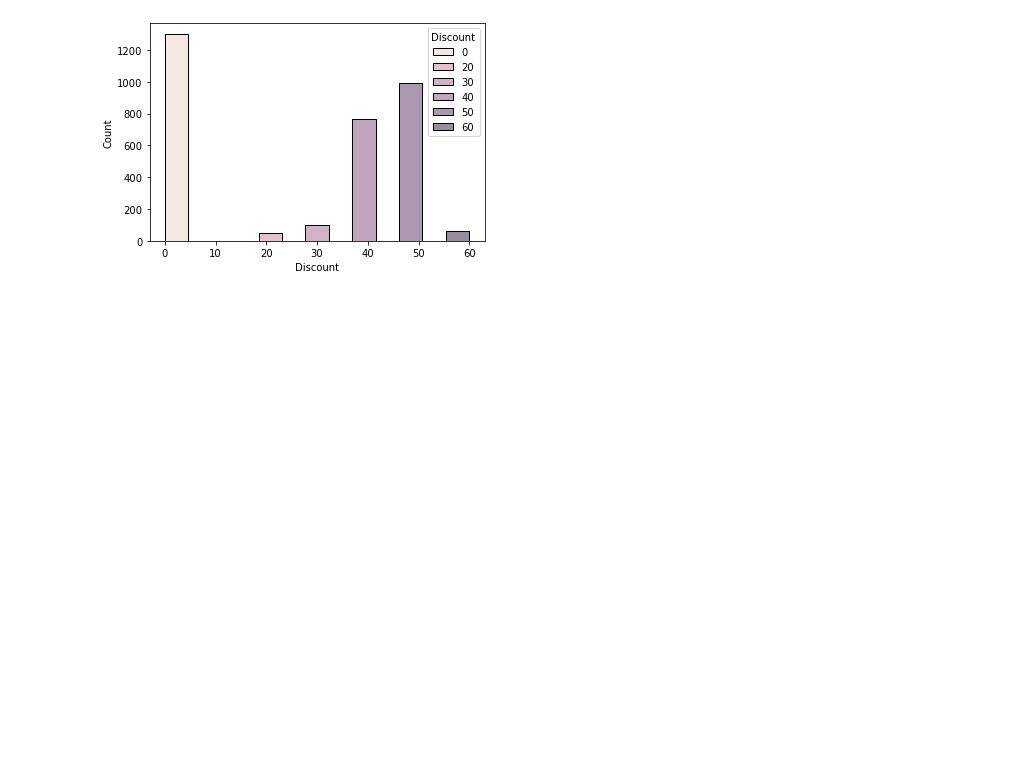
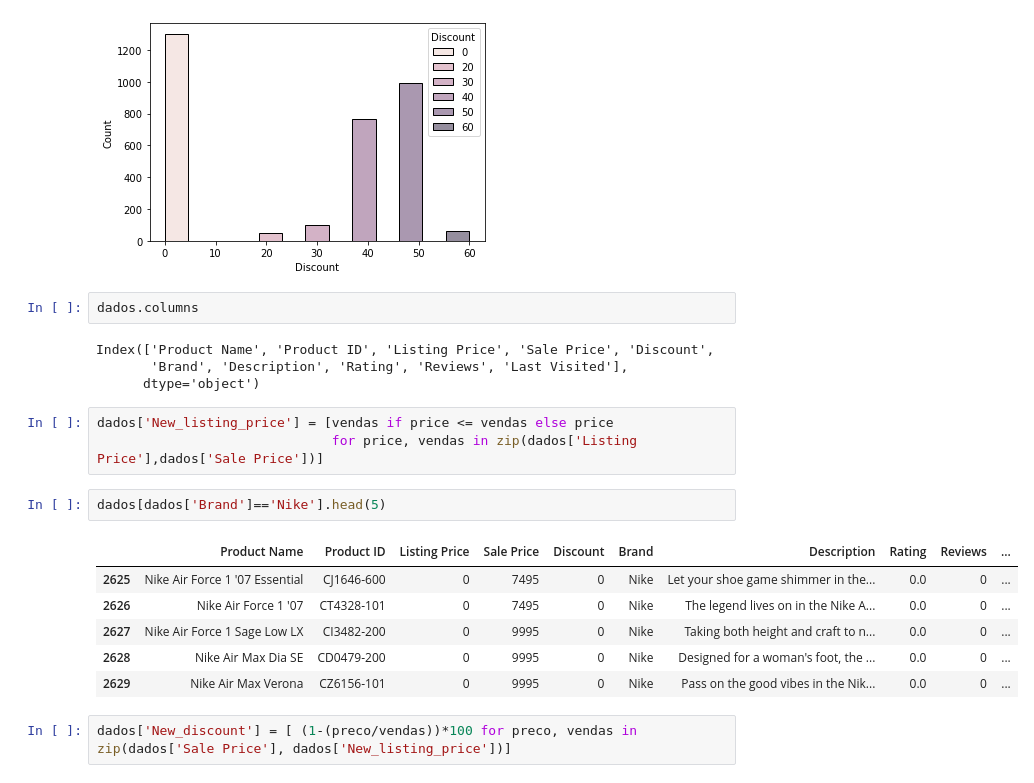
Before and after one commit to MaurilioGauss/AdidasVSNike_kaggle, a Jupyter notebook: CC_adidas_nike.ipynb, the cells around one changed output. Drawn from its saved outputs; the diff is of its cells as text; blank space fills up the shorter version.

```diff
--- a/CC_adidas_nike.ipynb
+++ b/CC_adidas_nike.ipynb
@@ -200,3 +207,23 @@ sns.histplot(
 # %% [output]
 <AxesSubplot:xlabel='Discount', ylabel='Count'>
 [figure]
+# %%
+dados.columns
+# %% [output]
+Index(['Product Name', 'Product ID', 'Listing Price', 'Sale Price', 'Discount',
+       'Brand', 'Description', 'Rating', 'Reviews', 'Last Visited'],
+      dtype='object')
+# %%
+dados['New_listing_price'] = [vendas if price <= vendas else price
+                              for price, vendas in zip(dados['Listing Price'],dados['Sale Price'])]
+# %%
+dados[dados['Brand']=='Nike'].head(5)
+# %% [output]
+|  | Product Name | Product ID | Listing Price | Sale Price | Discount | Brand | Description | Rating | Reviews | ... |
+| 2625 | Nike Air Force 1 '07 Essential | CJ1646-600 | 0 | 7495 | 0 | Nike | Let your shoe game shimmer in the... | 0.0 | 0 | ... |
+| 2626 | Nike Air Force 1 '07 | CT4328-101 | 0 | 7495 | 0 | Nike | The legend lives on in the Nike A... | 0.0 | 0 | ... |
+| 2627 | Nike Air Force 1 Sage Low LX | CI3482-200 | 0 | 9995 | 0 | Nike | Taking both height and craft to n... | 0.0 | 0 | ... |
+| 2628 | Nike Air Max Dia SE | CD0479-200 | 0 | 9995 | 0 | Nike | Designed for a woman's foot, the ... | 0.0 | 0 | ... |
+| 2629 | Nike Air Max Verona | CZ6156-101 | 0 | 9995 | 0 | Nike | Pass on the good vibes in the Nik... | 0.0 | 0 | ... |
+# %%
+dados['New_discount'] = [ (1-(preco/vendas))*100 for preco, vendas in zip(dados['Sale Price'], dados['New_listing_price'])]
```
Also changed, not shown: parts of 27 cells of this notebook.
